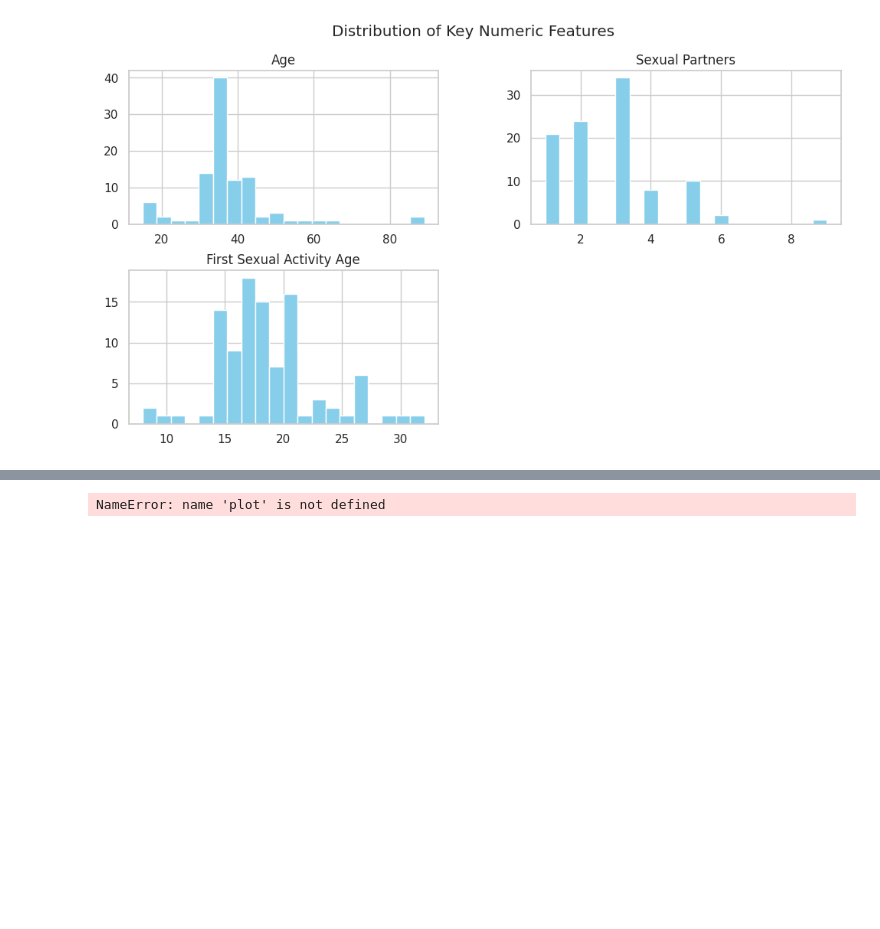
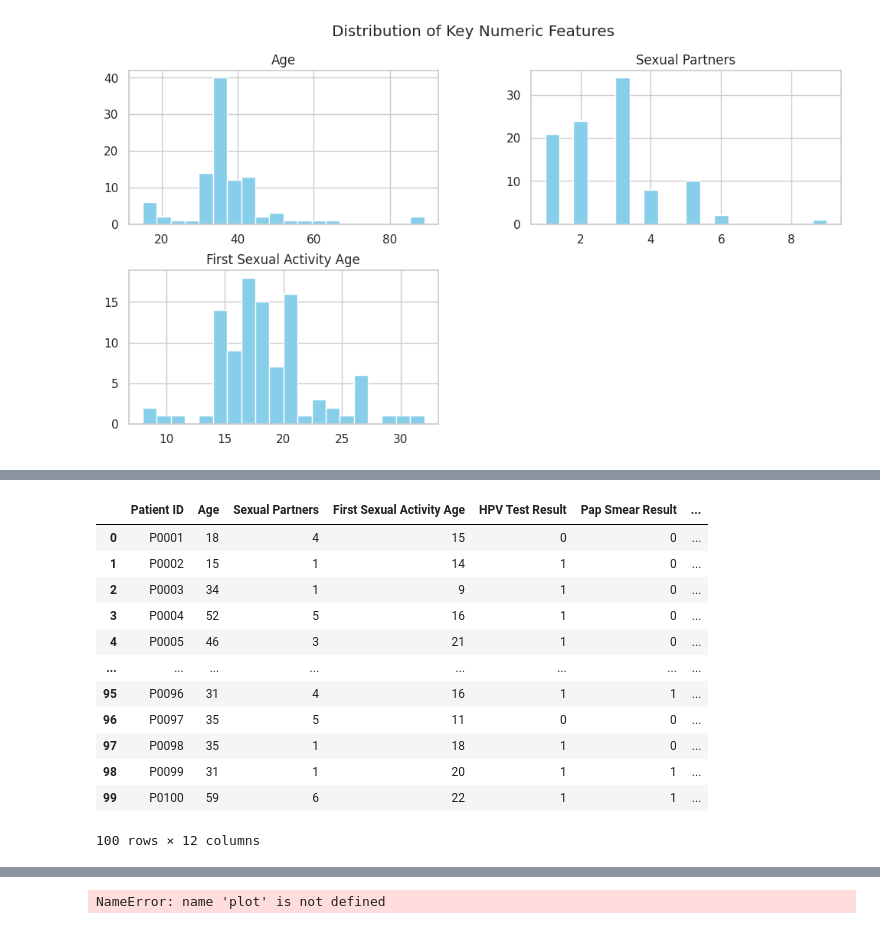
Before and after one commit to Anne-Okingo/Code_Ssipers_Afya_Kuu, a Jupyter notebook: Predicting_breast_cancer_with_decision_trees (2).ipynb, the cells around one changed output, grey strips where cells are left out. Saved outputs shown, nothing was run; the diff lists cells and outputs as text; code cells hidden in the pictures; blank space fills up the shorter version.

```diff
--- a/Predicting_breast_cancer_with_decision_trees (2).ipynb
+++ b/Predicting_breast_cancer_with_decision_trees (2).ipynb
@@ -705 +755,42 @@ plt.show()
+# %%
+
+# Clean messy strings (e.g., " yes " → "YES")
+
+#Maps them to numbers
+#Prepares the dataframe to work seamlessly with your existing risk-flagging logic.
+
+# Ensure all relevant columns in clean_df are encoded before making a copy
+clean_df
+
+clean_df['Pap Smear Result'] = clean_df['Pap Smear Result'].astype(str).str.upper().str.strip().replace({
+    'N': 0, 'Y': 1
+})
+
+clean_df['Smoking Status'] = clean_df['Smoking Status'].astype(str).str.upper().str.strip().replace({
+    'N': 0, 'Y': 1, 'TRUE': 1, 'FALSE': 0
+})
+
+clean_df['STDs History'] = clean_df['STDs History'].astype(str).str.upper().str.strip().replace({
+    'N': 0, 'Y': 1, 'TRUE': 1, 'FALSE': 0
+})
+
+clean_df['Insurance Covered'] = clean_df['Insurance Covered'].astype(str).str.upper().str.strip().replace({
+    'N': 0, 'Y': 1
+})
+
+clean_df
+# %% [output]
+|  | Patient ID | Age | Sexual Partners | First Sexual Activity Age | HPV Test Result | Pap Smear Result | ... |
+| 0 | P0001 | 18 | 4 | 15 | 0 | 0 | ... |
+| 1 | P0002 | 15 | 1 | 14 | 1 | 0 | ... |
+| 2 | P0003 | 34 | 1 | 9 | 1 | 0 | ... |
+| 3 | P0004 | 52 | 5 | 16 | 1 | 0 | ... |
+| 4 | P0005 | 46 | 3 | 21 | 1 | 0 | ... |
+| ... | ... | ... | ... | ... | ... | ... | ... |
+| 95 | P0096 | 31 | 4 | 16 | 1 | 1 | ... |
+| 96 | P0097 | 35 | 5 | 11 | 0 | 0 | ... |
+| 97 | P0098 | 35 | 1 | 18 | 1 | 0 | ... |
+| 98 | P0099 | 31 | 1 | 20 | 1 | 1 | ... |
+| 99 | P0100 | 59 | 6 | 22 | 1 | 1 | ... |
+100 rows × 12 columns
 # %%
```
Also changed, not shown: parts of 8 cells of this notebook.
